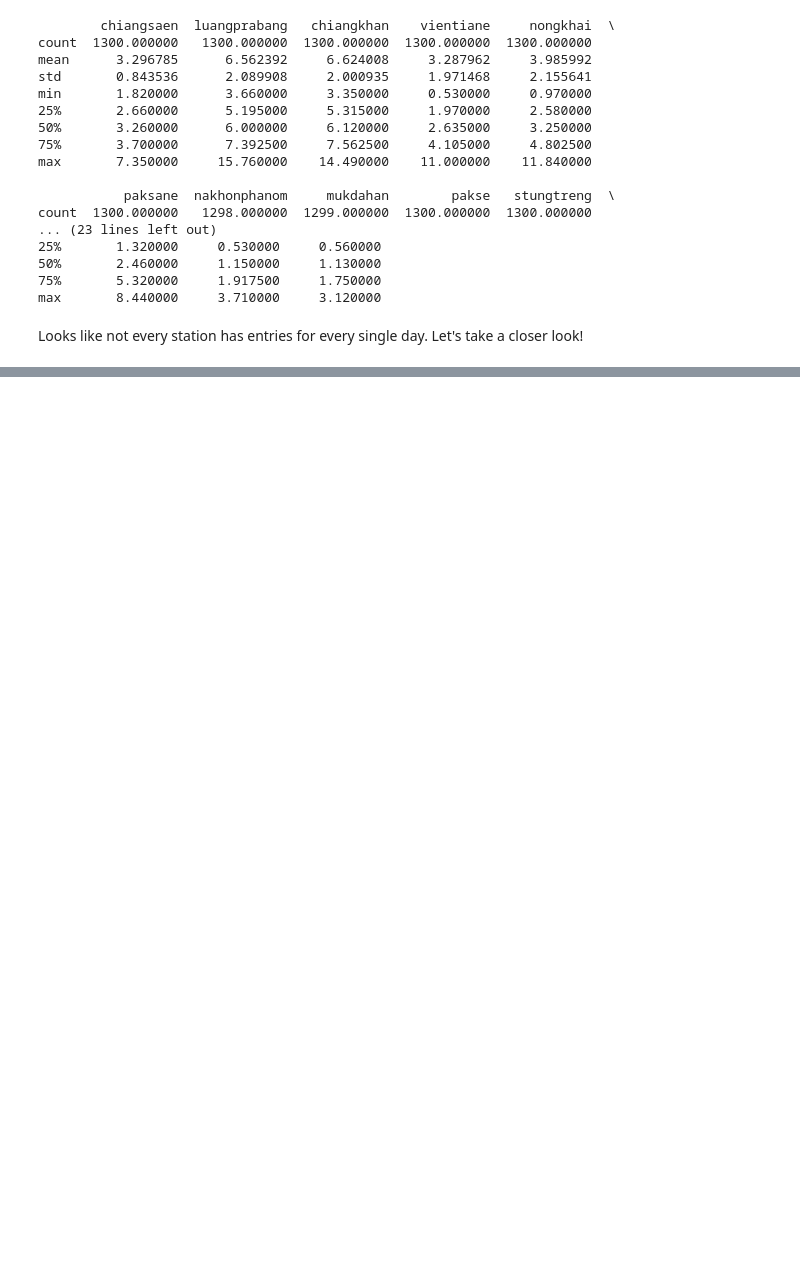
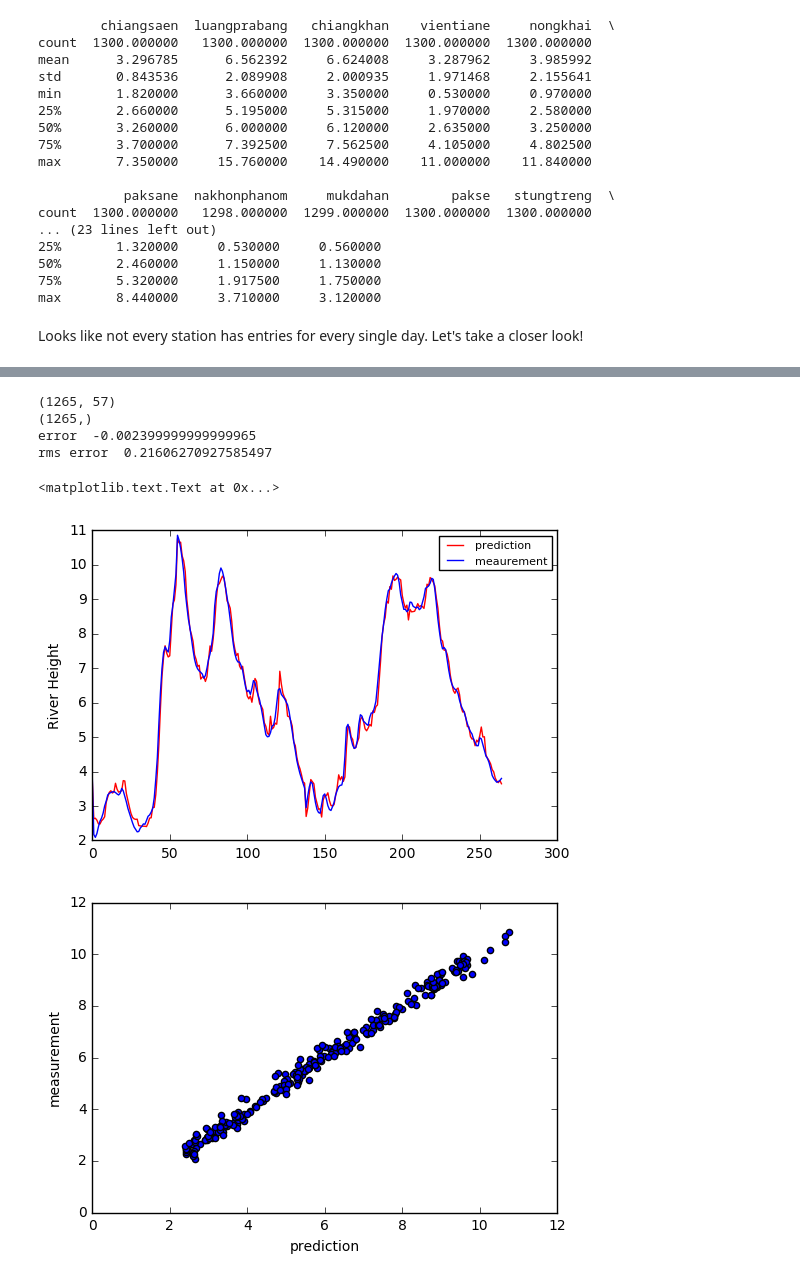
Before and after one commit to nickyeolk/thesisScripts, a Jupyter notebook: Machine_Learning_River_Levels.ipynb, the cells around one changed output, grey strips where cells are left out. Drawn from its saved outputs; the diff is of its cells as text; code cells hidden in the pictures; blank space fills up the shorter version.

```diff
--- a/Machine_Learning_River_Levels.ipynb
+++ b/Machine_Learning_River_Levels.ipynb
@@ -80,0 +286,20 @@ for ii in ent:
+# %%
+#creating the features array
+#array is made of the values of the past 7 days of the following features:
+#rainfall, temperaure, station pressure, windspeed, max temperature,
+#min temperature, river height
+def makeXraw():
+    ysize=len(md_df)
+    xsize=ysize-7
+    featuresize=57
+    X_raw=np.empty([xsize,featuresize])
+    for ii in range(7,ysize):
+            X_raw[ii-7,0:7]=md_df['mukdahan'][ii-7:ii]
+            X_raw[ii-7,7:14]=md_df['TEMP'][ii-7:ii]
+            X_raw[ii-7,14:21]=md_df['STP'][ii-7:ii]
+            X_raw[ii-7,21:28]=md_df['WDSP'][ii-7:ii]
+            X_raw[ii-7,28:35]=md_df['MAX'][ii-7:ii]
+            X_raw[ii-7,35:42]=md_df['MIN'][ii-7:ii]
+            X_raw[ii-7,42:49]=season_df['mukdahan'][ii-7:ii]
+            X_raw[ii-7,49:56]=md_df['SLP'][ii-7:ii]
+    return X_raw
@@ -80,0 +309,57 @@ for ii in ent:
+# %%
+from sklearn import linear_model
+from sklearn import preprocessing
+from sklearn.ensemble import RandomForestRegressor
+from sklearn.gaussian_process import GaussianProcessRegressor
+from sklearn.svm import SVR
+
+#1-day prediction
+X_raw=makeXraw()
+temp_df = pd.DataFrame(X_raw)
+temp_df['date']=datelist[7:]
+temp_df.set_index('date',inplace=True)
+temp_df = temp_df[((temp_df.index.month == 6) & (8 <= temp_df.index.day)) |\
+                 (temp_df.index.month >= 7) & (temp_df.index.month<=10) ]
+
+X_raw = temp_df.as_matrix()
+y_raw = season_df[((season_df.index.month == 6) & (8 <= season_df.index.day)) |\
+                 (season_df.index.month >= 7) & (season_df.index.month<=10) ]
+
+X_raw[:,56]=np.array(y_raw['mukdahan'])
+Xa=X_raw[~np.isnan(X_raw).any(axis=1)]
+y=np.copy(Xa[:,56])
+X=Xa
+X[:,56]=1 #regularization term
+print(X.shape)
+print(y.shape)
+np.argwhere(np.isnan(y_raw['mukdahan']))
+
+# X=preprocessing.scale(X)
+reg1d = RandomForestRegressor(n_estimators=10)
+# reg1d = GaussianProcessRegressor(n_restarts_optimizer=100)
+# reg1d = SVR(kernel='poly',verbose=True)
+# reg1d = linear_model.LinearRegression()
+reg1d.fit(X[:1000,:],y[:1000])
+# print(reg1d.coef_)
+pred=reg1d.predict(X[1000:,:])
+print('error ',np.mean(pred-y[1000:]))
+print('rms error ',np.sqrt(np.mean((pred-y[1000:])**2)))
+
+plt.figure(1)
+plt.plot(pred,c='r',label='prediction')
+plt.plot(y[1000:],c='b',label='meaurement')
+plt.ylabel('River Height')
+plt.legend(prop={'size':8})
+
+plt.figure(2)
+plt.scatter(pred,y[1000:])
+plt.xlabel('prediction')
+plt.ylabel('measurement')
+# %% [output]
+(1265, 57)
+(1265,)
+error  -0.002399999999999965
+rms error  0.21606270927585497
+<matplotlib.text.Text at 0x...>
+[figure, added]
+[figure, added]
```
Also changed, not shown: parts of 21 cells of this notebook.
